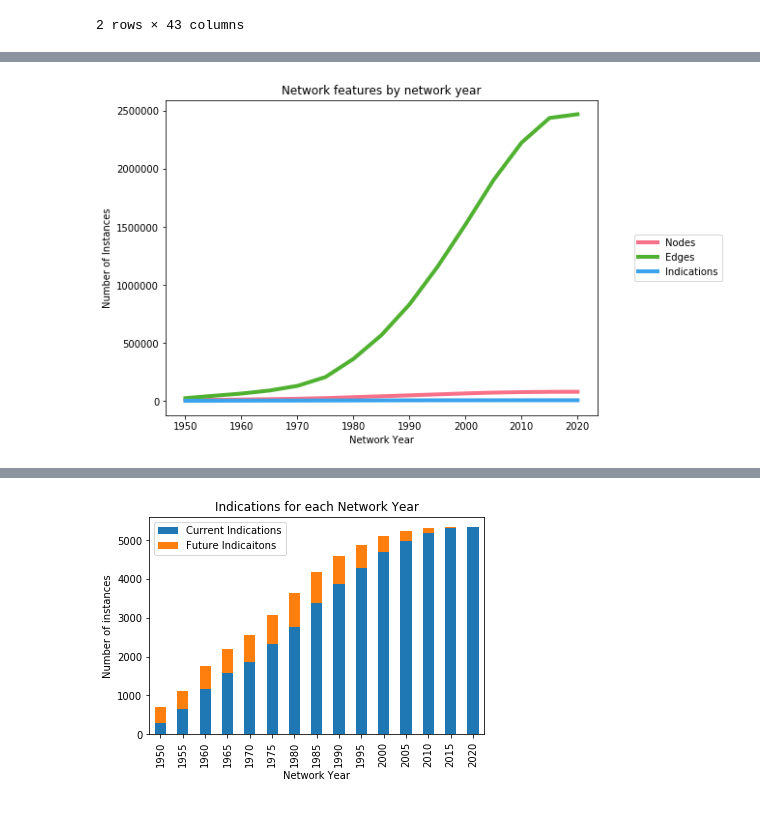
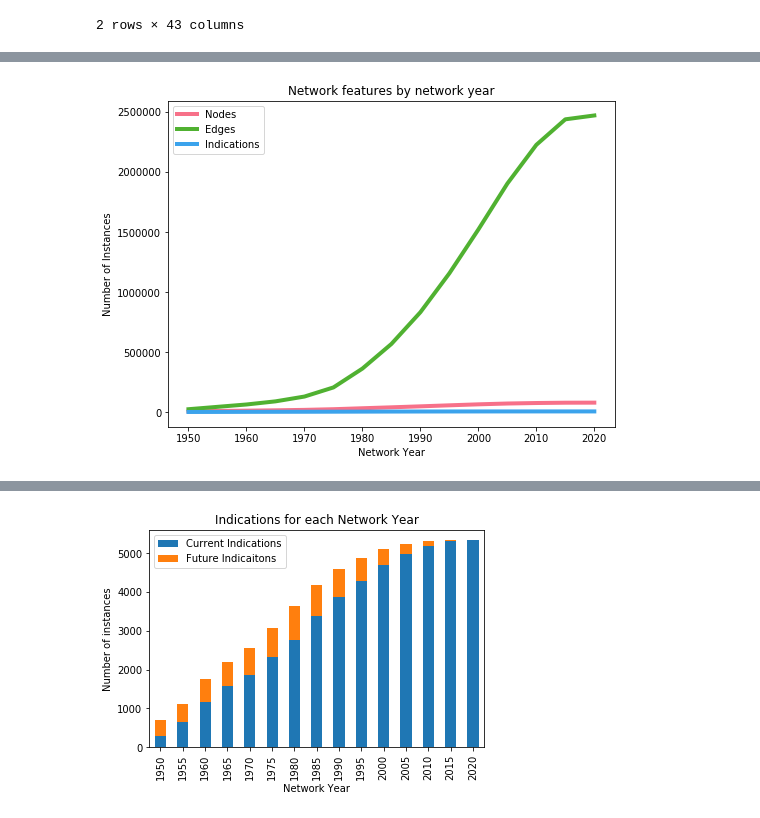
Before and after one commit to mmayers12/semmed, a Jupyter notebook: ml/analysis/Meta_analysis_of_network_structure_over_time.ipynb, the cells around one changed output, grey strips where cells are left out. Drawn from its saved outputs; the diff is of its cells as text; code cells hidden in the pictures.

Commit message:
refining figures for analysis

```diff
--- a/ml/analysis/Meta_analysis_of_network_structure_over_time.ipynb
+++ b/ml/analysis/Meta_analysis_of_network_structure_over_time.ipynb
@@ -59,0 +64,17 @@ meta[types2] = np.log(meta[types1])
+# %%
+data = meta[types1].reset_index().melt(id_vars=['index'], value_vars=types1)
+
+sns.pointplot(x='index', y='value', data=data, hue='variable')
+
+plt.xlabel('Network Year')
+plt.ylabel('Number of Instances')
+
+skip_ticks()
+
+new_texts = {'n_nodes': 'Nodes', 'n_edges': 'Edges', 'n_inds': 'Indications'}
+L = plt.legend();
+for t in L.get_texts():
+    t.set_text(new_texts[t.get_text()])
+
+
+plt.title('Network features by network year');
@@ -60,18 +83,18 @@ meta[types2] = np.log(meta[types1])
 # %%
 with sns.color_palette('husl', n_colors=len(types1)):
 
     fig, ax = plt.subplots(1, 1)
     fig.set_size_inches((8, 6))
     meta[types1].plot(ax=ax, lw=4)
     plt.xlabel('Network Year')
     plt.ylabel('Number of Instances')
 
     new_texts = {'n_nodes': 'Nodes', 'n_edges': 'Edges', 'n_inds': 'Indications'}
 
-    L = plt.legend(loc=5, bbox_to_anchor=(1.3, 0.5));
+    L = plt.legend();
     for t in L.get_texts():
         t.set_text(new_texts[t.get_text()])
 
     plt.title('Network features by network year')
 # %% [output]
-[figure, old version]
+[figure, new version]
```
Also changed, not shown: parts of 11 cells of this notebook, 2 other files.
